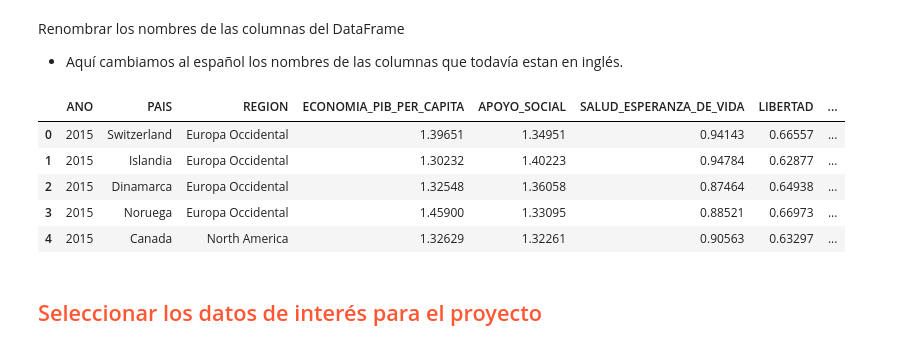
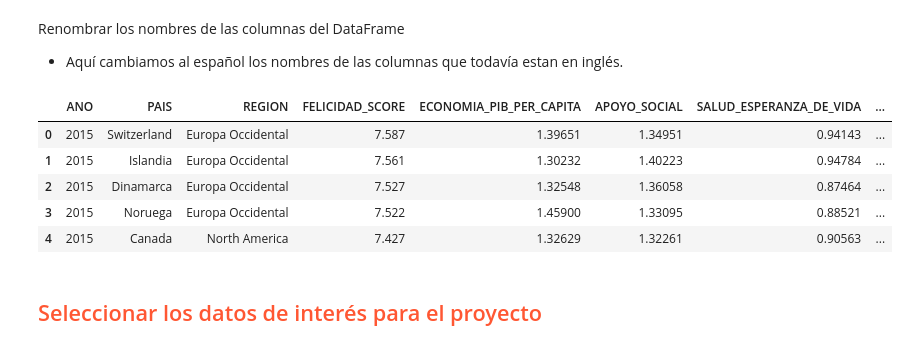
Before and after one commit to G6felicidad/Proyecto_Felicidad_Calidad_Vida, a Jupyter notebook: cuadernos/1.0-carga_datos.ipynb, the cells around one changed output. Saved outputs shown, nothing was run; the diff lists cells and outputs as text; code cells hidden in the pictures.

```diff
--- a/cuadernos/1.0-carga_datos.ipynb
+++ b/cuadernos/1.0-carga_datos.ipynb
@@ -366,7 +371,7 @@ df_2021.shape
 #### Importar 2022
 # %%
 # Especifica los nombres de las columnas que deseas importar
-columnas_deseadas = ['Country', 'Explained by: GDP per capita', 'Explained by: Social support', \
+columnas_deseadas = ['Happiness score', 'Country', 'Explained by: GDP per capita', 'Explained by: Social support', \
                     'Explained by: Healthy life expectancy','Explained by: Freedom to make life choices', \
                     'Explained by: Perceptions of corruption', 'Explained by: Generosity']
 
@@ -379,14 +384,15 @@ df_2022["ANO"] = '2022'
 df_2022["Region"] = 'Western Europe' # Como vamos trabajar solamente con países de esta Región, desde ya actualizo este dato aquí mismo.
 
 # Renombra las columas para que esten iguales en todos los Dataframes
-df_2022.rename(columns={'Country': 'Country', \
-                   'Explained by: GDP per capita': 'Economy (GDP per Capita)', \
-                   'Explained by: Social support': 'Social support', \
-                   'Explained by: Healthy life expectancy': 'Health (Life Expectancy)', \
-                   'Explained by: Freedom to make life choices': 'Freedom', \
-                   'Explained by: Perceptions of corruption': 'Trust (Government Corruption)', \
-                   'Explained by: Generosity': 'Generosity'
-                   }, inplace=True)
+df_2022.rename(columns={'Happiness score': 'Happiness Score', \
+                        'Country': 'Country', \
+                        'Explained by: GDP per capita': 'Economy (GDP per Capita)', \
+                        'Explained by: Social support': 'Social support', \
+                        'Explained by: Healthy life expectancy': 'Health (Life Expectancy)', \
+                        'Explained by: Freedom to make life choices': 'Freedom', \
+                        'Explained by: Perceptions of corruption': 'Trust (Government Corruption)', \
+                        'Explained by: Generosity': 'Generosity'
+                        }, inplace=True)
 
 df_2022.head(2)
 # %% [output]
@@ -402,7 +408,7 @@ df_2022.shape
 #### Importar 2023
 # %%
 # Especifica los nombres de las columnas que deseas importar
-columnas_deseadas = ['Country name', 'Explained by: Log GDP per capita', 'Explained by: Social support','Explained by: Healthy life expectancy', \
+columnas_deseadas = ['Happiness score', 'Country name', 'Explained by: Log GDP per capita', 'Explained by: Social support','Explained by: Healthy life expectancy', \
                     'Explained by: Freedom to make life choices', 'Explained by: Perceptions of corruption', 'Explained by: Generosity']
 
 # Lee el archivo CSV incluyendo solamente las columnas especificadas
@@ -414,14 +420,15 @@ df_2023["ANO"] = '2023'
 df_2023["Region"] = 'Western Europe' # Como vamos trabajar solamente con países de esta Región, desde ya actualizo este dato aquí mismo.
 
 # Renombra las columas para que esten iguales en todos los Dataframes
-df_2023.rename(columns={'Country name': 'Country', \
-                   'Explained by: Log GDP per capita': 'Economy (GDP per Capita)', \
-                   'Explained by: Social support': 'Social support', \
-                   'Explained by: Healthy life expectancy': 'Health (Life Expectancy)', \
-                   'Explained by: Freedom to make life choices': 'Freedom', \
-                   'Explained by: Perceptions of corruption': 'Trust (Government Corruption)', \
-                   'Explained by: Generosity': 'Generosity'
-                   }, inplace=True)
+df_2023.rename(columns={'Happiness score': 'Happiness Score', \
+                        'Country name': 'Country', \
+                        'Explained by: Log GDP per capita': 'Economy (GDP per Capita)', \
+                        'Explained by: Social support': 'Social support', \
+                        'Explained by: Healthy life expectancy': 'Health (Life Expectancy)', \
+                        'Explained by: Freedom to make life choices': 'Freedom', \
+                        'Explained by: Perceptions of corruption': 'Trust (Government Corruption)', \
+                        'Explained by: Generosity': 'Generosity'
+                        }, inplace=True)
 
 df_2023.head(2)
 # %% [output]
@@ -483,7 +491,7 @@ memory usage: 96.3+ KB
 df_comas = pd.DataFrame(df)
 
 # Columnas en las que se realizará el reemplazo
-columnas = ['Economy (GDP per Capita)', 'Social support', 'Health (Life Expectancy)', 'Freedom', 'Trust (Government Corruption)', \
+columnas = ['Happiness Score', 'Economy (GDP per Capita)', 'Social support', 'Health (Life Expectancy)', 'Freedom', 'Trust (Government Corruption)', \
             'Generosity']
 
 # Reemplazo de comas por puntos en las columnas seleccionadas
@@ -505,11 +513,11 @@ Index(['Country', 'Region', 'Economy (GDP per Capita)', 'Social support',
       dtype='object')
 # %%
 # Convertir los tipos de columnas
-# df_tipo_datos = pd.DataFrame(df)
+df_tipo_datos = pd.DataFrame(df)
 
 df["ANO"] = df_tipo_datos["ANO"].astype("int64")
 
-columnas_numericas = ['Economy (GDP per Capita)', 'Social support', 'Health (Life Expectancy)', 'Freedom', \
+columnas_numericas = ['Happiness Score', 'Economy (GDP per Capita)', 'Social support', 'Health (Life Expectancy)', 'Freedom', \
                     'Trust (Government Corruption)', 'Generosity']
 
 columnas_categoricas = ['Country', 'Region']
@@ -601,27 +611,28 @@ Renombrar los nombres de las columnas del DataFrame
 # %%
 
 # Crear un diccionario con los nuevos nombres de las columnas
 nuevos_nombres = {
+    'Happiness Score': 'FELICIDAD_SCORE',
     'Country': 'PAIS',
     'Region': 'REGION',
     'Economy (GDP per Capita)': 'ECONOMIA_PIB_PER_CAPITA',
     'Social support': 'APOYO_SOCIAL',
     'Health (Life Expectancy)': 'SALUD_ESPERANZA_DE_VIDA',
     'Freedom': 'LIBERTAD',
     'Trust (Government Corruption)': 'PERCEPCION_CORRUPCION',
     'Generosity': 'GENEROSIDAD'
 }
 
 # Renombrar las columnas
 df_traduccido = df_traduccido_registros.rename(columns=nuevos_nombres)
 df_traduccido.head()
 # %% [output]
-|  | ANO | PAIS | REGION | ECONOMIA_PIB_PER_CAPITA | APOYO_SOCIAL | SALUD_ESPERANZA_DE_VIDA | LIBERTAD | ... |
-| 0 | 2015 | Switzerland | Europa Occidental | 1.39651 | 1.34951 | 0.94143 | 0.66557 | ... |
-| 1 | 2015 | Islandia | Europa Occidental | 1.30232 | 1.40223 | 0.94784 | 0.62877 | ... |
-| 2 | 2015 | Dinamarca | Europa Occidental | 1.32548 | 1.36058 | 0.87464 | 0.64938 | ... |
-| 3 | 2015 | Noruega | Europa Occidental | 1.45900 | 1.33095 | 0.88521 | 0.66973 | ... |
-| 4 | 2015 | Canada | North America | 1.32629 | 1.32261 | 0.90563 | 0.63297 | ... |
+|  | ANO | PAIS | REGION | FELICIDAD_SCORE | ECONOMIA_PIB_PER_CAPITA | APOYO_SOCIAL | SALUD_ESPERANZA_DE_VIDA | ... |
+| 0 | 2015 | Switzerland | Europa Occidental | 7.587 | 1.39651 | 1.34951 | 0.94143 | ... |
+| 1 | 2015 | Islandia | Europa Occidental | 7.561 | 1.30232 | 1.40223 | 0.94784 | ... |
+| 2 | 2015 | Dinamarca | Europa Occidental | 7.527 | 1.32548 | 1.36058 | 0.87464 | ... |
+| 3 | 2015 | Noruega | Europa Occidental | 7.522 | 1.45900 | 1.33095 | 0.88521 | ... |
+| 4 | 2015 | Canada | North America | 7.427 | 1.32629 | 1.32261 | 0.90563 | ... |
 # %% [markdown]
 ## <font color=#FF5733>Seleccionar los datos de interés para el proyecto</font>
 # %%
```
Also changed, not shown: parts of 34 cells of this notebook, 1 other file.
